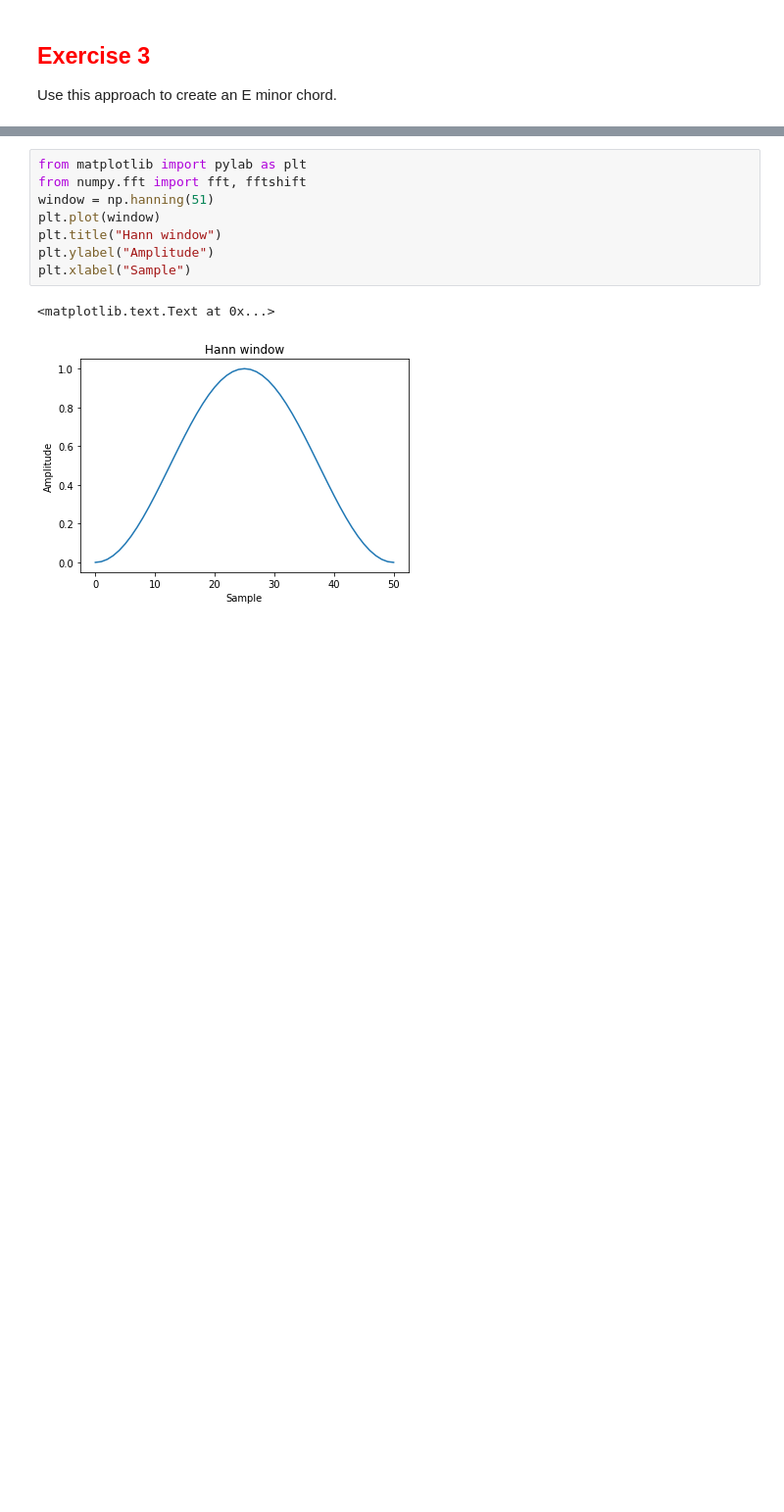
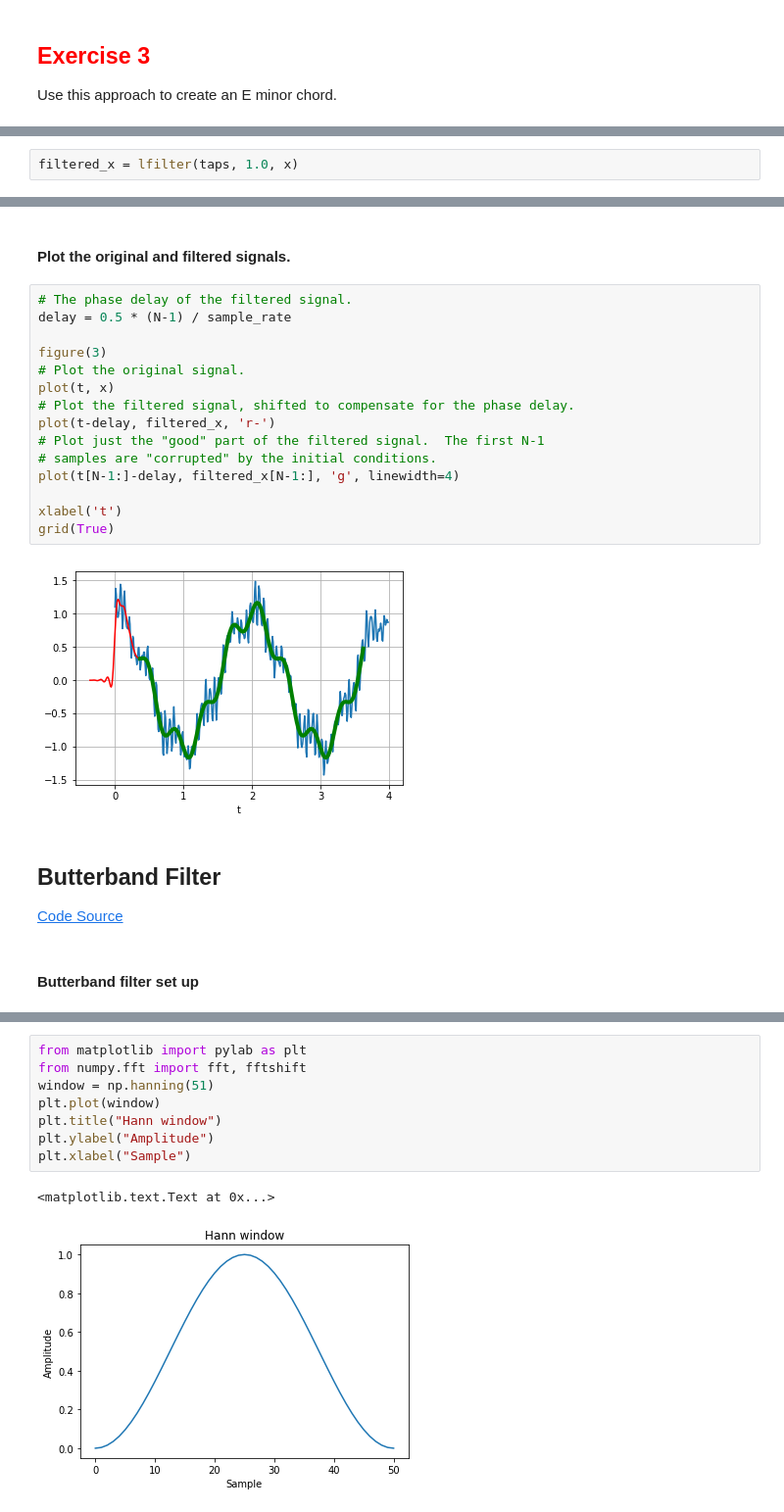
Before and after one commit to yardsale8/musicinformationretrieval.com, a Jupyter notebook: 5_7_frequency_filters_and_the_inverse_fourier_transform.ipynb, the cells around one changed output, grey strips where cells are left out. Shown at 98% size. Saved outputs shown, nothing was run; the diff lists cells and outputs as text; blank space fills up the shorter version.

```diff
--- a/5_7_frequency_filters_and_the_inverse_fourier_transform.ipynb
+++ b/5_7_frequency_filters_and_the_inverse_fourier_transform.ipynb
@@ -158,0 +214,2 @@ Use this approach to create an E minor chord.
+# %%
+filtered_x = lfilter(taps, 1.0, x)
@@ -158,0 +253,25 @@ Use this approach to create an E minor chord.
+# %% [markdown]
+#### Plot the original and filtered signals.
+# %%
+# The phase delay of the filtered signal.
+delay = 0.5 * (N-1) / sample_rate
+
+figure(3)
+# Plot the original signal.
+plot(t, x)
+# Plot the filtered signal, shifted to compensate for the phase delay.
+plot(t-delay, filtered_x, 'r-')
+# Plot just the "good" part of the filtered signal.  The first N-1
+# samples are "corrupted" by the initial conditions.
+plot(t[N-1:]-delay, filtered_x[N-1:], 'g', linewidth=4)
+
+xlabel('t')
+grid(True)
+# %% [output]
+[figure, added]
+# %% [markdown]
+## Butterband Filter
+
+[Code Source](https://scipy-cookbook.readthedocs.io/items/ButterworthBandpass.html)
+# %% [markdown]
+#### Butterband filter set up
```
Also changed, not shown: parts of 36 cells of this notebook.
